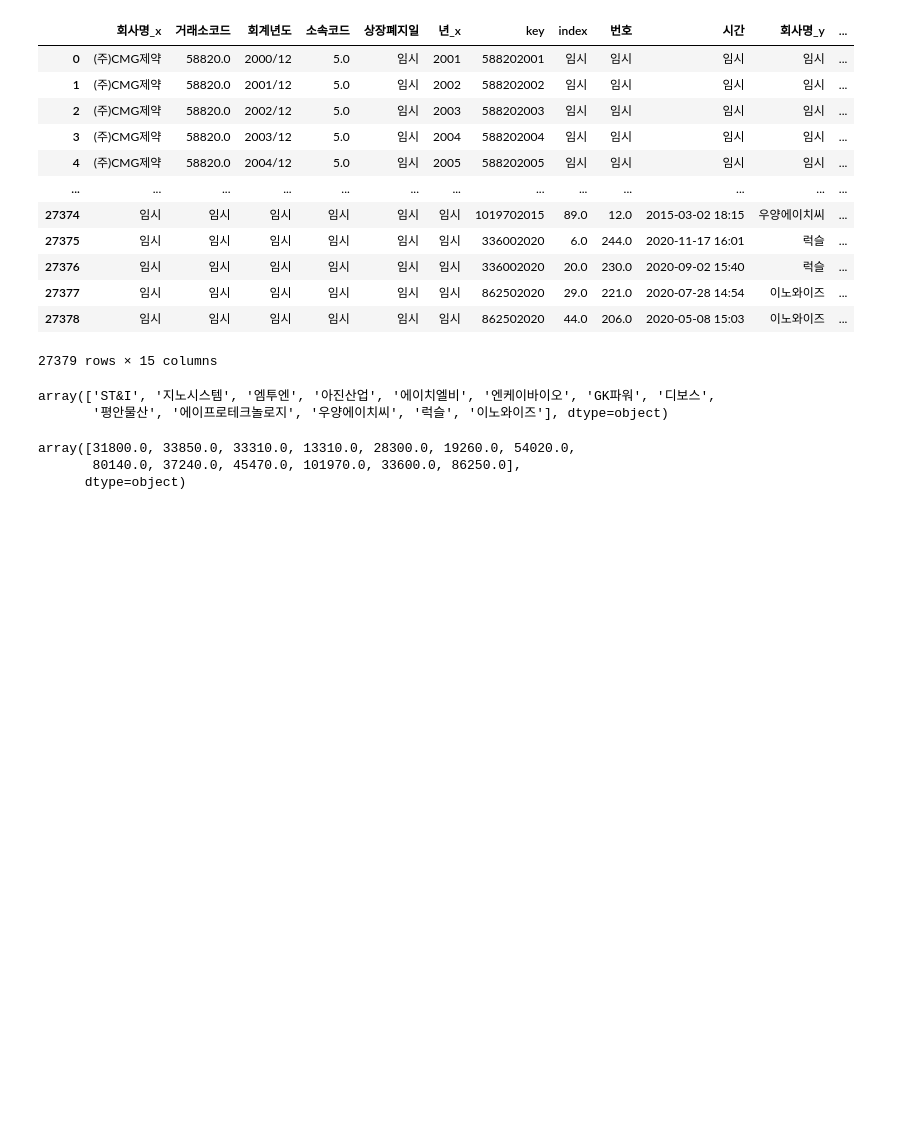
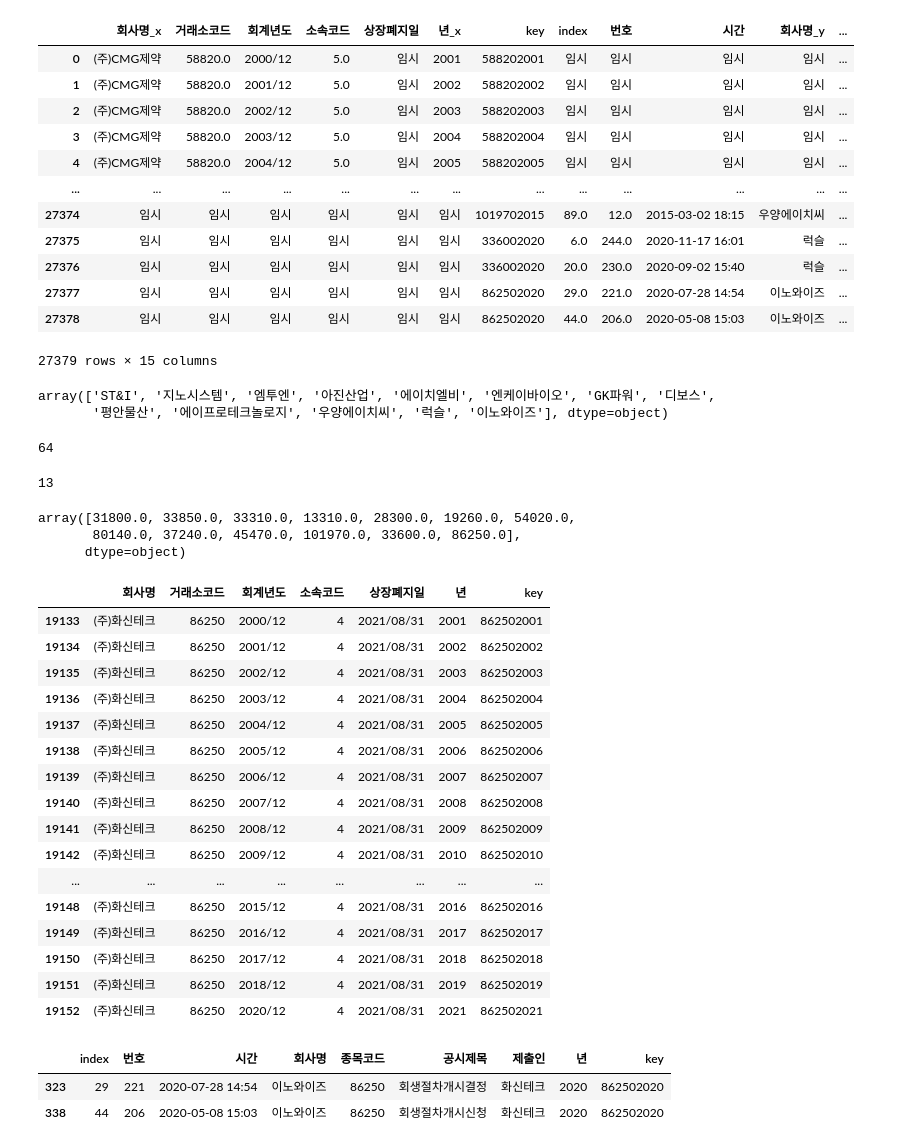
Before and after one commit to JxxHxxx/Ubion-CorporateBankruptcyAnalysis, a Jupyter notebook: Code/JH/prepro_bankruptcy.ipynb, the cells around one changed output. Cells and saved outputs as stored; diff of their text form; code cells hidden in the pictures; blank space fills up the shorter version.

```diff
--- a/Code/JH/prepro_bankruptcy.ipynb
+++ b/Code/JH/prepro_bankruptcy.ipynb
@@ -163,9 +170,43 @@ tf.loc[tf['회사명_x'] == '임시', '회사명_y'].unique()
 # %% [output]
 array(['ST&I', '지노시스템', '엠투엔', '아진산업', '에이치엘비', '엔케이바이오', 'GK파워', '디보스',
        '평안물산', '에이프로테크놀로지', '우양에이치씨', '럭슬', '이노와이즈'], dtype=object)
+# %%
+len(tf.loc[tf['회사명_x'] == '임시', '회사명_y'].unique())
+# %% [output]
+64
+# %%
+len(tf.loc[tf['회사명_x'] == '임시', '회사명_y'].unique())
+# %% [output]
+13
 # %%
 tf.loc[tf['회사명_x'] == '임시', '종목코드'].unique()
 # %% [output]
 array([31800.0, 33850.0, 33310.0, 13310.0, 28300.0, 19260.0, 54020.0,
        80140.0, 37240.0, 45470.0, 101970.0, 33600.0, 86250.0],
       dtype=object)
+# %%
+train.loc[train['거래소코드'] == 86250.0]
+# %% [output]
+|  | 회사명 | 거래소코드 | 회계년도 | 소속코드 | 상장폐지일 | 년 | key |
+| 19133 | (주)화신테크 | 86250 | 2000/12 | 4 | 2021/08/31 | 2001 | 862502001 |
+| 19134 | (주)화신테크 | 86250 | 2001/12 | 4 | 2021/08/31 | 2002 | 862502002 |
+| 19135 | (주)화신테크 | 86250 | 2002/12 | 4 | 2021/08/31 | 2003 | 862502003 |
+| 19136 | (주)화신테크 | 86250 | 2003/12 | 4 | 2021/08/31 | 2004 | 862502004 |
+| 19137 | (주)화신테크 | 86250 | 2004/12 | 4 | 2021/08/31 | 2005 | 862502005 |
+| 19138 | (주)화신테크 | 86250 | 2005/12 | 4 | 2021/08/31 | 2006 | 862502006 |
+| 19139 | (주)화신테크 | 86250 | 2006/12 | 4 | 2021/08/31 | 2007 | 862502007 |
+| 19140 | (주)화신테크 | 86250 | 2007/12 | 4 | 2021/08/31 | 2008 | 862502008 |
+| 19141 | (주)화신테크 | 86250 | 2008/12 | 4 | 2021/08/31 | 2009 | 862502009 |
+| 19142 | (주)화신테크 | 86250 | 2009/12 | 4 | 2021/08/31 | 2010 | 862502010 |
+| ... | ... | ... | ... | ... | ... | ... | ... |
+| 19148 | (주)화신테크 | 86250 | 2015/12 | 4 | 2021/08/31 | 2016 | 862502016 |
+| 19149 | (주)화신테크 | 86250 | 2016/12 | 4 | 2021/08/31 | 2017 | 862502017 |
+| 19150 | (주)화신테크 | 86250 | 2017/12 | 4 | 2021/08/31 | 2018 | 862502018 |
+| 19151 | (주)화신테크 | 86250 | 2018/12 | 4 | 2021/08/31 | 2019 | 862502019 |
+| 19152 | (주)화신테크 | 86250 | 2020/12 | 4 | 2021/08/31 | 2021 | 862502021 |
+# %%
+bankrupt.loc[bankrupt['종목코드'] == 86250.0]
+# %% [output]
+|  | index | 번호 | 시간 | 회사명 | 종목코드 | 공시제목 | 제출인 | 년 | key |
+| 323 | 29 | 221 | 2020-07-28 14:54 | 이노와이즈 | 86250 | 회생절차개시결정 | 화신테크 | 2020 | 862502020 |
+| 338 | 44 | 206 | 2020-05-08 15:03 | 이노와이즈 | 86250 | 회생절차개시신청 | 화신테크 | 2020 | 862502020 |
```
Also changed, not shown: parts of 26 cells of this notebook.
